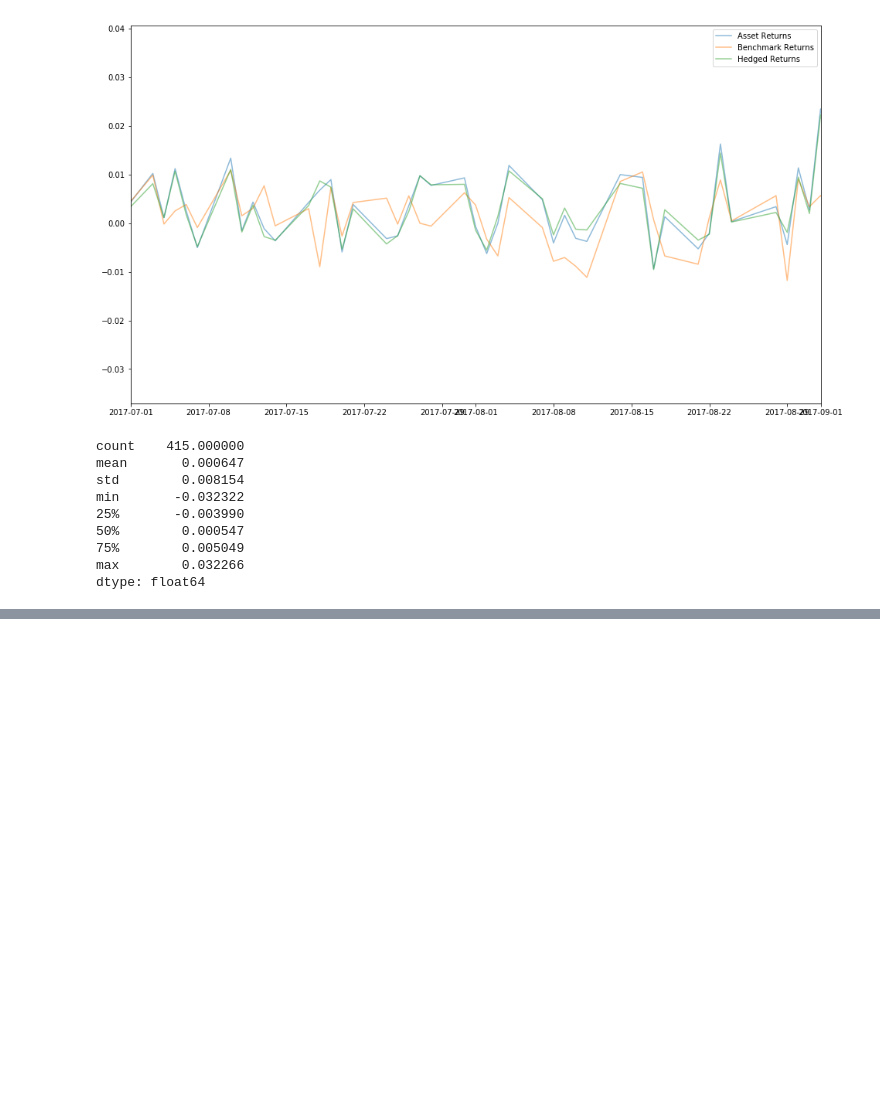
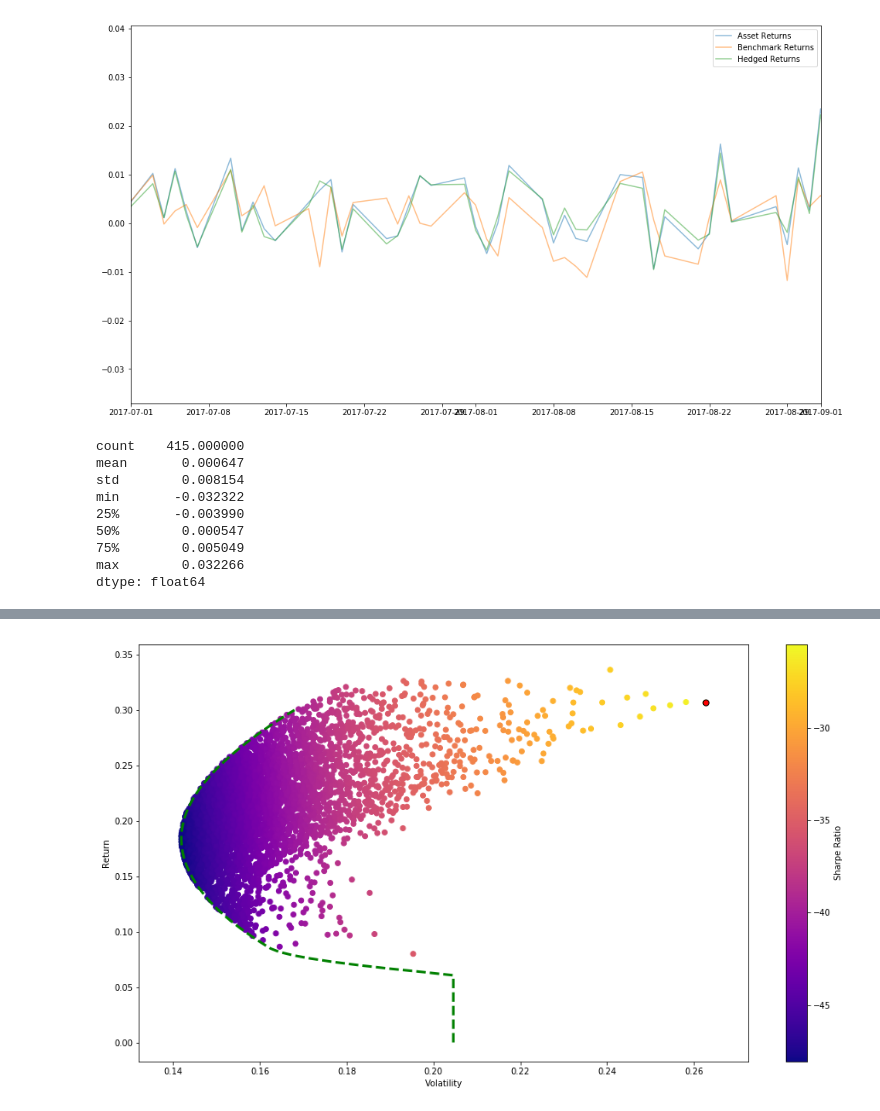
Before and after one commit to magnacore/Portfolio-Optimization-and-Return-Analysis, a Jupyter notebook: Portfolio Optimization and Analysis.ipynb, the cells around one changed output, grey strips where cells are left out. Drawn from its saved outputs; the diff is of its cells as text; code cells hidden in the pictures; blank space fills up the shorter version.

Commit message:
efficient frontier

```diff
--- a/Portfolio Optimization and Analysis.ipynb
+++ b/Portfolio Optimization and Analysis.ipynb
@@ -335,0 +469,3 @@ dtype: float64
+# %%
+# Initial Guess (equal distribution)
+initial_guess = [0.25,0.25,0.25,0.25]
@@ -335,0 +536,37 @@ dtype: float64
+# %%
+# Our returns go from 0 to somewhere along 0.3
+# Create a linspace number of points to calculate x on
+frontier_y = np.linspace(0,0.3,100)
+# %%
+def minimize_volatility(weights):
+    return  get_return_volatility_sharperatio(weights)[1] # volatility is at index 1
+# %%
+%%time
+frontier_volatility = []
+
+for possible_return in frontier_y:
+    # function for return
+    cons = ({'type':'eq','fun': check_sum},
+            {'type':'eq','fun': lambda w: get_return_volatility_sharperatio(w)[0] - possible_return})
+
+    result = minimize(minimize_volatility,initial_guess,method='SLSQP',bounds=bounds,constraints=cons)
+
+    frontier_volatility.append(result['fun'])
+# %%
+plt.figure(figsize=(16,9))
+plt.scatter(volatility_array,return_array,c=sharpe_array,cmap='plasma')
+plt.colorbar(label='Sharpe Ratio')
+plt.xlabel('Volatility')
+plt.ylabel('Return')
+
+# Add frontier line
+plt.plot(frontier_volatility,frontier_y,'g--',linewidth=3)
+
+max_index = sharpe_array.argmax()
+max_sr_ret = return_array[max_index]
+max_sr_vol = volatility_array[max_index]
+
+# Add red dot for max SR
+plt.scatter(max_sr_vol,max_sr_ret,c='red',s=50,edgecolors='black');
+# %% [output]
+[figure, added]
```
Also changed, not shown: parts of 29 cells of this notebook.
